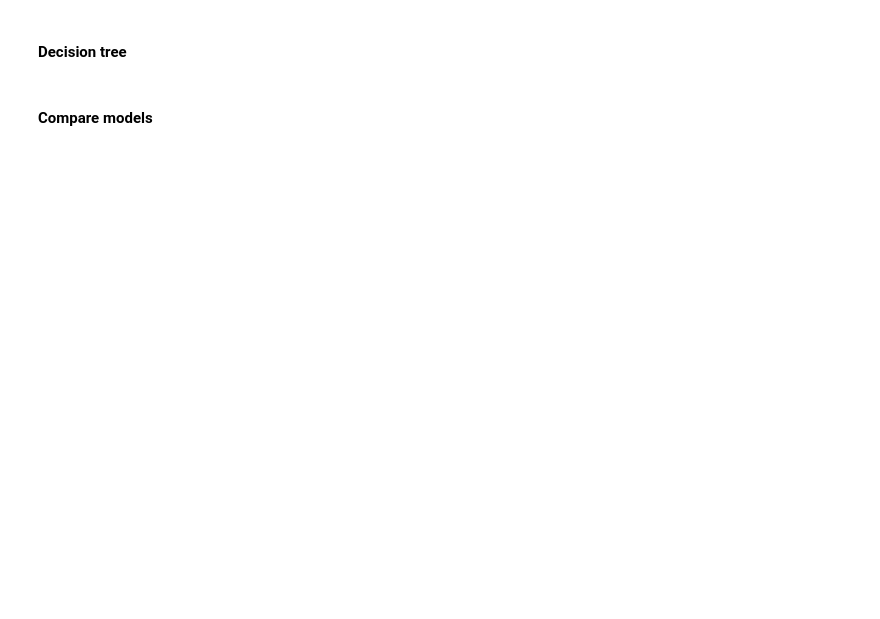
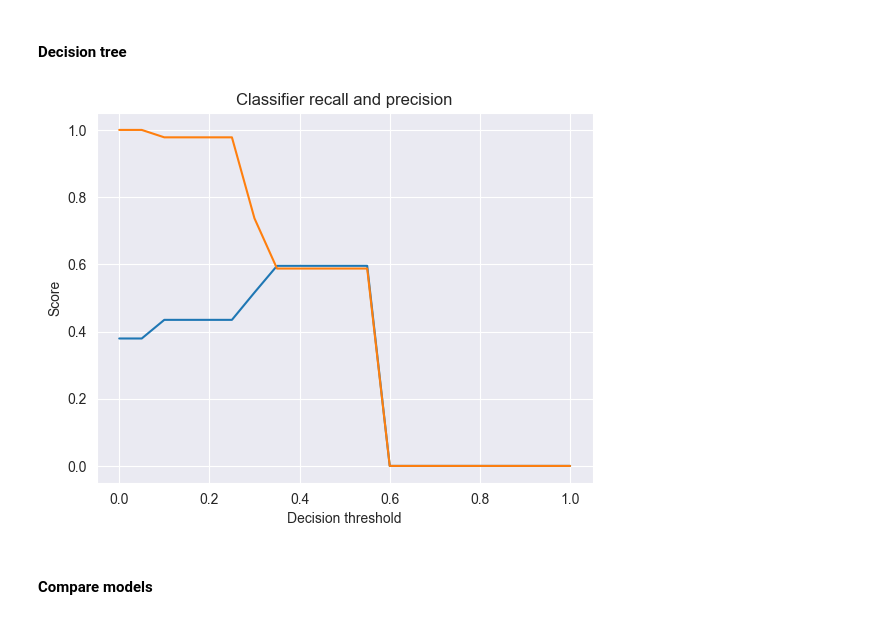
Before and after one commit to bastien-winant/ml-zoomcamp, a Jupyter notebook: midterm/notebook.ipynb, the cells around one changed output. Cells and saved outputs as stored; diff of their text form; code cells hidden in the pictures; blank space fills up the shorter version.

```diff
--- a/midterm/notebook.ipynb
+++ b/midterm/notebook.ipynb
@@ -622,6 +660,10 @@ dt_grid = hyperparameter_tuning_cv(dt, dt_params, X_train, y_train)
 # %%
 dt_results = pd.DataFrame(dt_grid.cv_results_)
 dt_results['model'] = 'Decision Tree'
+# %%
+plot_precision_recall(dt_grid, X_val, y_val)
+# %% [output]
+[figure, added]
 # %% [markdown]
 #### Compare models
 # %%
```
Also changed, not shown: parts of 11 cells of this notebook.
